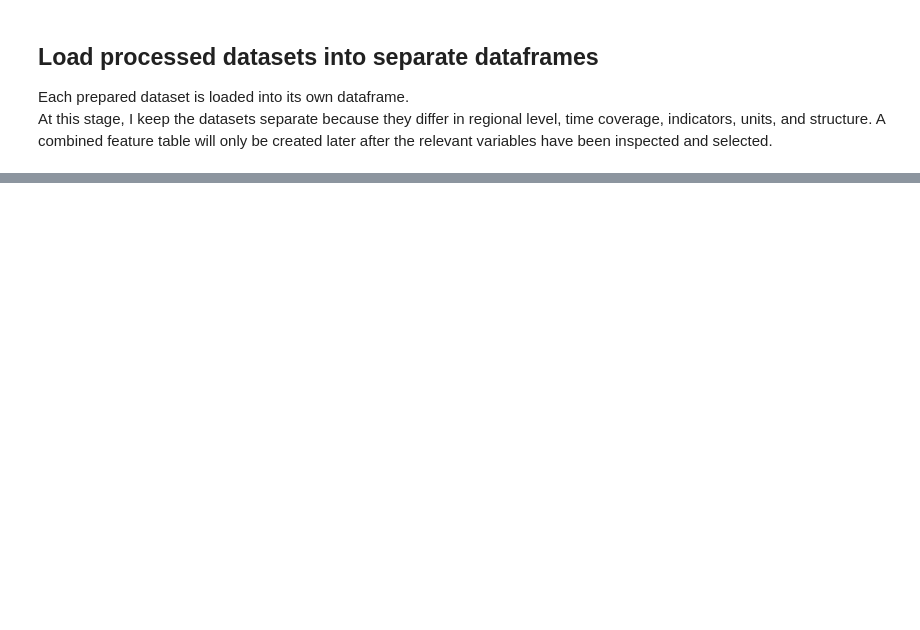
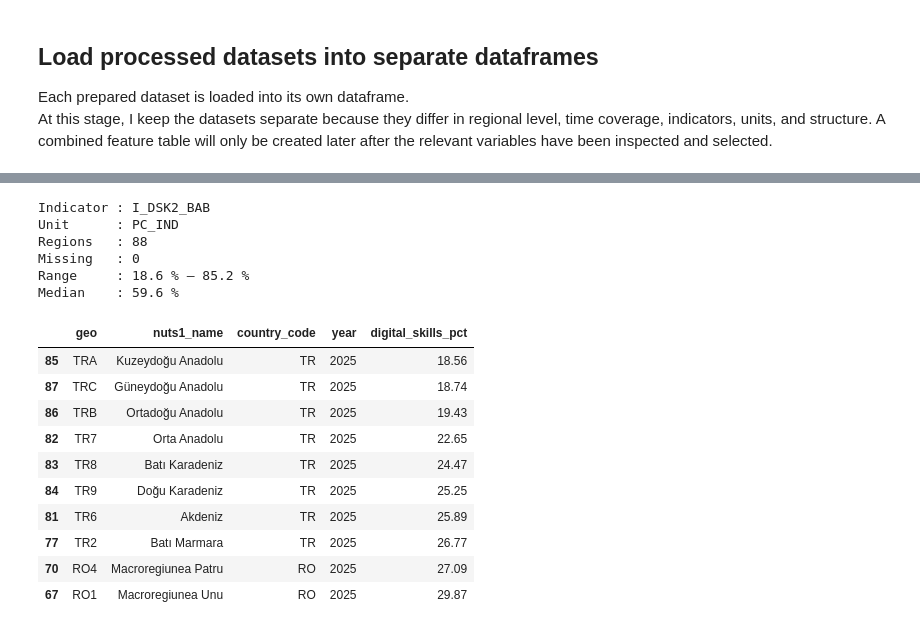
Before and after one commit to andmotus/AI-Literacy-Gap-Index, a Jupyter notebook: notebooks/02_EDA.ipynb, the cells around one changed output, grey strips where cells are left out. Saved outputs shown, nothing was run; the diff lists cells and outputs as text; code cells hidden in the pictures; blank space fills up the shorter version.

```diff
--- a/notebooks/02_EDA.ipynb
+++ b/notebooks/02_EDA.ipynb
@@ -353,0 +227,45 @@ First rows:
+# %%
+# -----------------------------
+# Step 3.1 — Digital skills pillar: filter to selected indicator and unit
+# -----------------------------
+
+DIGITAL_SKILLS_INDICATOR = "I_DSK2_BAB"
+DIGITAL_SKILLS_UNIT = "PC_IND"
+
+digital_skills_pillar = (
+    digital_skills_df
+    .loc[
+        (digital_skills_df["indic_is"] == DIGITAL_SKILLS_INDICATOR) &
+        (digital_skills_df["unit"] == DIGITAL_SKILLS_UNIT)
+    ]
+    [["geo", "nuts1_name", "country_code", "year", "value"]]
+    .rename(columns={"value": "digital_skills_pct"})
+    .reset_index(drop=True)
+)
+
+print(f"Indicator : {DIGITAL_SKILLS_INDICATOR}")
+print(f"Unit      : {DIGITAL_SKILLS_UNIT}")
+print(f"Regions   : {digital_skills_pillar['geo'].nunique()}")
+print(f"Missing   : {digital_skills_pillar['digital_skills_pct'].isna().sum()}")
+print(f"Range     : {digital_skills_pillar['digital_skills_pct'].min():.1f} % – {digital_skills_pillar['digital_skills_pct'].max():.1f} %")
+print(f"Median    : {digital_skills_pillar['digital_skills_pct'].median():.1f} %")
+
+display(digital_skills_pillar.sort_values("digital_skills_pct").head(10))
+# %% [output]
+Indicator : I_DSK2_BAB
+Unit      : PC_IND
+Regions   : 88
+Missing   : 0
+Range     : 18.6 % – 85.2 %
+Median    : 59.6 %
+|  | geo | nuts1_name | country_code | year | digital_skills_pct |
+| 85 | TRA | Kuzeydoğu Anadolu | TR | 2025 | 18.56 |
+| 87 | TRC | Güneydoğu Anadolu | TR | 2025 | 18.74 |
+| 86 | TRB | Ortadoğu Anadolu | TR | 2025 | 19.43 |
+| 82 | TR7 | Orta Anadolu | TR | 2025 | 22.65 |
+| 83 | TR8 | Batı Karadeniz | TR | 2025 | 24.47 |
+| 84 | TR9 | Doğu Karadeniz | TR | 2025 | 25.25 |
+| 81 | TR6 | Akdeniz | TR | 2025 | 25.89 |
+| 77 | TR2 | Batı Marmara | TR | 2025 | 26.77 |
+| 70 | RO4 | Macroregiunea Patru | RO | 2025 | 27.09 |
+| 67 | RO1 | Macroregiunea Unu | RO | 2025 | 29.87 |
```
Also changed, not shown: parts of 22 cells of this notebook, 5 other files.
